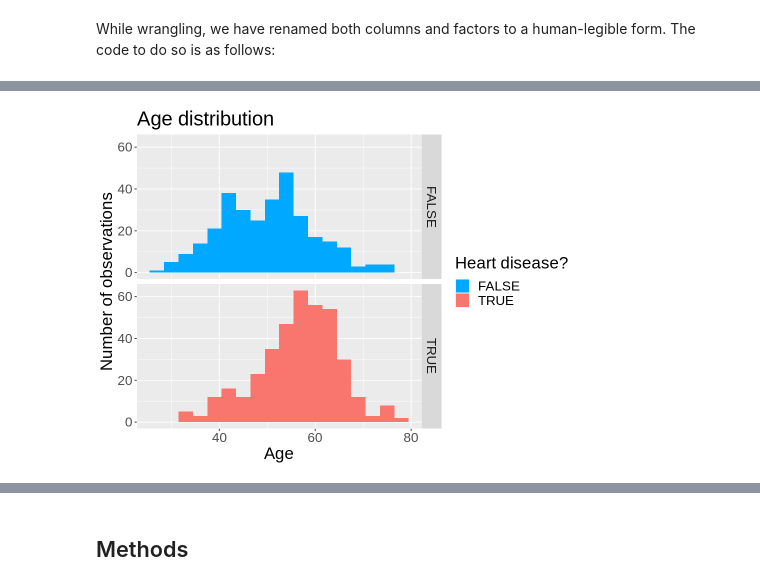
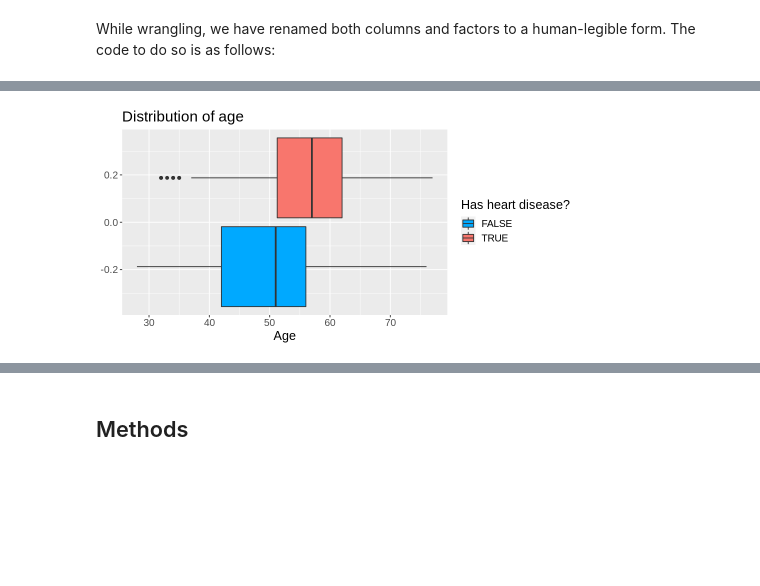
Before and after one commit to EdwardJXLi/DSCI-100-group-project, a Jupyter notebook: HeartDiseasePrediction.ipynb, the cells around one changed output, grey strips where cells are left out. Saved outputs shown, nothing was run; the diff lists cells and outputs as text; code cells hidden in the pictures; blank space fills up the shorter version.

Commit message:
Added boxplots and explanations of variable selection

```diff
--- a/HeartDiseasePrediction.ipynb
+++ b/HeartDiseasePrediction.ipynb
@@ -169,7 +156,7 @@ A data.frame: 920 × 15
 set.seed(1000)
 #Select only predictor variables
 heart_num <- heart_data |>
-    select(age, thalach, oldpeak, num)
+    select(num, age, trestbps, chol, thalach, oldpeak)
 #Split into 75% training and 25% testing
 heart_split <- initial_split(heart_num, prop=0.75, strata = num)
 heart_training <- training(heart_split)
@@ -222,30 +226,59 @@ A tibble: 2 × 4
 # %%
-options(repr.plot.width = 8, repr.plot.height = 6)
+options(repr.plot.width = 8, repr.plot.height = 4)
 # Distributions of predictor variables
-age_dist <- ggplot(heart_training, aes(x=age, fill=num)) +
-    geom_histogram(binwidth=3)+
-    labs(x="Age", y="Number of observations",fill="Heart disease?")+
-    facet_grid(rows=vars(num))+
-    theme(text=element_text(size=20))+
-    ggtitle("Age distribution")+
-    scale_fill_manual(values=c("#00A9FF","#F8766D"))
+
+age_dist <- heart_training_clean |>
+    melt()|>
+    filter(variable=="age")|>
+    ggplot(aes(x=value, fill=num))+
+        geom_boxplot()+
+        theme(text=element_text(size=15))+
+        labs(x="Age", fill="Has heart disease?")+
+        scale_fill_manual(values=c("#00A9FF","#F8766D"))+
+        ggtitle("Distribution of age")
 age_dist
 
-thalach_plot <- ggplot(heart_training, aes(x=thalach,fill=num)) +
-    geom_histogram(binwidth=10)+
-    labs(x="Maximum heart rate (BPM)", y="Number of observations",fill="Heart disease?")+
-    facet_grid(rows=vars(num))+
-    theme(text=element_text(size=20))+
-    ggtitle("Maximum heart rate (BPM)")+
-    scale_fill_manual(values=c("#00A9FF","#F8766D"))
-thalach_plot
+trest_dist <- heart_training_clean |>
+    melt()|>
+    filter(variable=="trestbps")|>
+    ggplot(aes(x=value, fill=num))+
+        geom_boxplot()+
+        theme(text=element_text(size=15))+
+        labs(x="Resting blood pressure (mm Hg)", fill="Has heart disease?")+
+        scale_fill_manual(values=c("#00A9FF","#F8766D"))+
+        ggtitle("Distribution of blood pressure")
+trest_dist
 
-oldpeak_plot <- ggplot(heart_training, aes(x=oldpeak,fill=num)) +
-    geom_histogram(binwidth=0.5)+
-    labs(x="ST depression from exercise", y="Number of observations",fill="Heart disease?")+
-    facet_grid(rows=vars(num))+
-    theme(text=element_text(size=20))+
-    ggtitle("Distribution of ST depression")+
-    scale_fill_manual(values=c("#00A9FF","#F8766D"))
-oldpeak_plot
+chol_dist <- heart_training_clean |>
+    melt()|>
+    filter(variable=="chol")|>
+    ggplot(aes(x=value, fill=num))+
+        geom_boxplot()+
+        theme(text=element_text(size=15))+
+        labs(x="Cholesterol levels (mg/dL)", fill="Has heart disease?")+
+        scale_fill_manual(values=c("#00A9FF","#F8766D"))+
+        ggtitle("Distribution of cholesterol")
+chol_dist
+
+thalach_dist <- heart_training_clean |>
+    melt()|>
+    filter(variable=="thalach")|>
+    ggplot(aes(x=value, fill=num))+
+        geom_boxplot()+
+        theme(text=element_text(size=15))+
+        labs(x="Max heart rate (BPM)", fill="Has heart disease?")+
+        scale_fill_manual(values=c("#00A9FF","#F8766D"))+
+        ggtitle("Distribution of max heart rate")
+thalach_dist
+
+oldpeak_dist <- heart_training_clean |>
+    melt()|>
+    filter(variable=="trestbps")|>
+    ggplot(aes(x=value, fill=num))+
+        geom_boxplot()+
+        theme(text=element_text(size=15))+
+        labs(x="ST depression from exercise", fill="Has heart disease?")+
+        scale_fill_manual(values=c("#00A9FF","#F8766D"))+
+        ggtitle("Distribution of ST depression")
+oldpeak_dist
 # %% [output]
@@ -254 +288 @@ Warning message:
-[figure, old version]
+[figure, new version]
```
Also changed, not shown: parts of 13 cells of this notebook.
